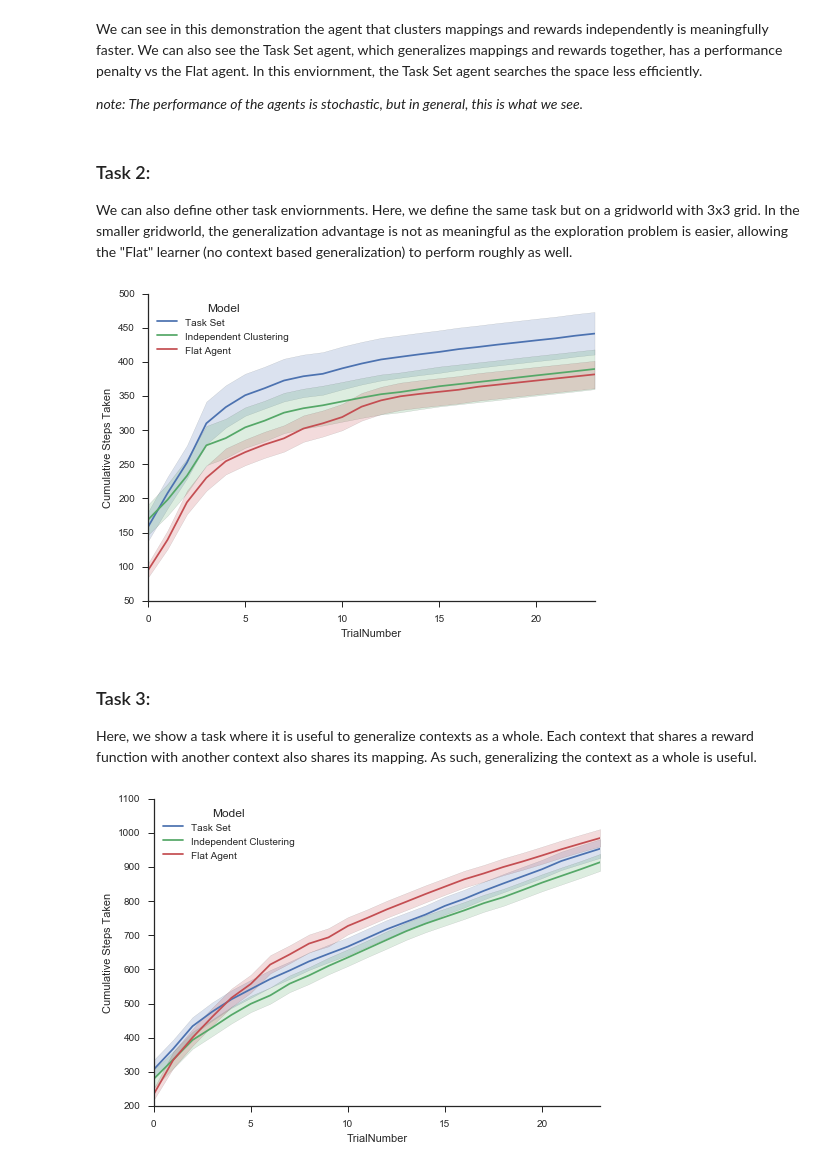
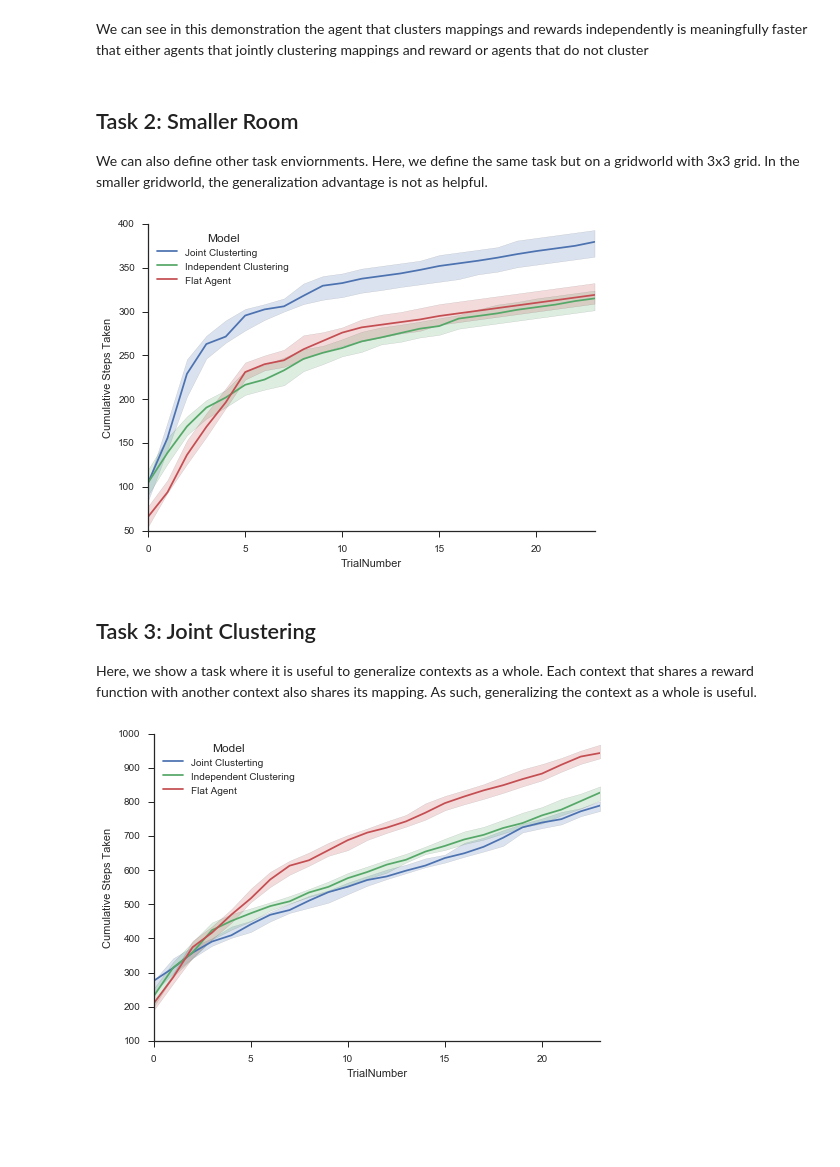
Before and after one commit to nicktfranklin/IndependentClusters, a Jupyter notebook: Demonstration.ipynb, the cells around one changed output. Saved outputs shown, nothing was run; the diff lists cells and outputs as text; code cells hidden in the pictures; blank space fills up the shorter version.

Commit message:
updated demonstration

```diff
--- a/Demonstration.ipynb
+++ b/Demonstration.ipynb
@@ -19,7 +23,7 @@ import numpy as np
 import pandas as pd
 import seaborn as sns
 
-from Agents import TaskSetAgent, IndependentClusterAgent, FlatAgent
+from Agents import JointClustering, IndependentClusterAgent, FlatAgent
 from GridWorld import make_task
 
 # Define a function to Simluate the Models
@@ -39,13 +43,16 @@ def simulate(agent_class, simulation_number, task_kwargs, agent_kwargs=None):
 
     return results
 
-def simulate_all(n_sim, task_kwargs, agent_kwargs=None):
-    resultsTS = pd.concat([simulate(TaskSetAgent, ii, task_kwargs) for ii in range(n_sim)])
-    resultsIC = pd.concat([simulate(IndependentClusterAgent, ii, task_kwargs) for ii in range(n_sim)])
-    resultsFL = pd.concat([simulate(FlatAgent, ii, task_kwargs) for ii in range(n_sim)])
+def simulate_all(n_sim, task_kwargs, agent_kwargs=None, alpha=2.0):
+    resultsJC = pd.concat(
+        [simulate(JointClustering, ii, task_kwargs, dict(alpha=alpha)) for ii in range(n_sim)])
+    resultsIC = pd.concat(
+        [simulate(IndependentClusterAgent, ii, task_kwargs, dict(alpha=alpha)) for ii in range(n_sim)])
+    resultsFL = pd.concat(
+        [simulate(FlatAgent, ii, task_kwargs) for ii in range(n_sim)])
 
-    resultsTS['Model'] = ['Task Set'] * len(resultsTS)
+    resultsJC['Model'] = ['Joint Clusterting'] * len(resultsJC)
     resultsIC['Model'] = ['Independent Clustering'] * len(resultsIC)
     resultsFL['Model'] = ['Flat Agent'] * len(resultsFL)
-    return pd.concat([resultsTS, resultsIC, resultsFL])
+    return pd.concat([resultsJC, resultsIC, resultsFL])
 # %% [markdown]
@@ -76,12 +83,13 @@ context_goals = [goal_0, goal_1, goal_2, goal_3, goal_0, goal_3]
 # randomly start the agent somewhere in the middle of the map
 start_locations = [(x, y) for x in range(1, 5) for y in range(1, 5)]
 
+# the number of times each context is shown
 context_balance = [2, 2, 6, 6, 4, 4]
 
 # the hazard rate determines a degree of auto correlation in the context orders. This is
 # useful in human studies. The hazard rates is the defined by the probability of a
 # context change after i repeats is f(i)
-hazard_rates = [0.5, 0.67, 0.67, 0.75, 1.0]
+hazard_rates = [0.5, 0.67, 0.67, 0.75, 1.0, 1.0]
 
 # we include a prior in the reward function over the goal locations
 list_goal_priors = [(0, 0), (0, 5), (5, 0), (5, 5)]
@@ -95,7 +103,7 @@ Now, we simulate each model 100 times and plot the cumulative number of steps ta
 trials. In the task, the agent must reach the goal (an absorbing state with positive reward)
 to advance to the next trial. Lower cumulative steps taken indicated faster learning.
 # %%
-n_sim = 100
+n_sim = 200
 
 results = simulate_all(n_sim, task_kwargs)
 
@@ -106,6 +114,7 @@ tsplot_kwargs = dict(
     data=results[results['In goal']],
     unit='Simulation Number',
     condition='Model',
+    estimator=np.median
 )
 
 with sns.axes_style('ticks'):
@@ -116,10 +125,8 @@ with sns.axes_style('ticks'):
-# %% [markdown]
-We can see in this demonstration the agent that clusters mappings and rewards independently is meaningfully faster. We can also see the Task Set agent, which generalizes mappings and rewards together, has a performance penalty vs the Flat agent. In this enviornment, the Task Set agent searches the space less efficiently.
-
-*note: The performance of the agents is stochastic, but in general, this is what we see.*
+# %% [markdown]
+We can see in this demonstration the agent that clusters mappings and rewards independently is meaningfully faster that either agents that jointly clustering mappings and reward or agents that do not cluster
 # %% [markdown]
-### Task 2:
-We can also define other task enviornments. Here, we define the same task but on a gridworld with 3x3 grid. In the smaller gridworld, the generalization advantage is not as meaningful as the exploration problem is easier, allowing the "Flat" learner (no context based generalization) to perform roughly as well.
+## Task 2: Smaller Room
+We can also define other task enviornments. Here, we define the same task but on a gridworld with 3x3 grid. In the smaller gridworld, the generalization advantage is not as helpful.
 # %%
 # define all of the task parameters here
 grid_world_size = (3, 3)
@@ -148,42 +155,42 @@ with sns.axes_style('ticks'):
     sns.tsplot(**tsplot_kwargs)
     sns.despine()
 # %% [output]
-[figure, old version]
+[figure, new version]
 # %% [markdown]
-### Task 3:
+## Task 3: Joint Clustering
 Here, we show a task where it is useful to generalize contexts as a whole. Each context that shares a reward function with another context also shares its mapping. As such, generalizing the context as a whole is useful.
 # %%
 # define all of the task parameters
 grid_world_size = (6, 6)
 
 # define the mappings for each context, where the ith mapping belongs the ith context
 context_maps = [map_0, map_0, map_0, map_1, map_1, map_1]
 
 # define goal locations
 goal_0 = (0, 0)
 goal_1 = (0, 5)
 goal_2 = (5, 0)
 goal_3 = (5, 5)
 # define the goal location for each context, where the ith goal belongs the ith context
 context_goals = [goal_0, goal_0, goal_0, goal_3, goal_3, goal_3]
 
 start_locations = [(x, y) for x in range(1, 5) for y in range(1, 5)]
 
 context_balance = [4, 4, 4, 4, 4, 4]
 
 list_goal_priors = [(0, 0), (0, 5), (5, 0), (5, 5)]
 
 task_kwargs = dict(context_balance=context_balance, context_goals=context_goals,
                    context_maps=context_maps, hazard_rates=hazard_rates,
                    start_locations=start_locations, grid_world_size=grid_world_size,
                    list_goal_priors=list_goal_priors)
 
-results = simulate_all(n_sim, task_kwargs)
+results = simulate_all(n_sim, task_kwargs, alpha=0.5)
 
 tsplot_kwargs['data'] = results[results['In goal']]
 with sns.axes_style('ticks'):
     sns.tsplot(**tsplot_kwargs)
     sns.despine()
 # %% [output]
-[figure, old version]
+[figure, new version]
 # %% [markdown]
```
Also changed, not shown: parts of 5 cells of this notebook.
